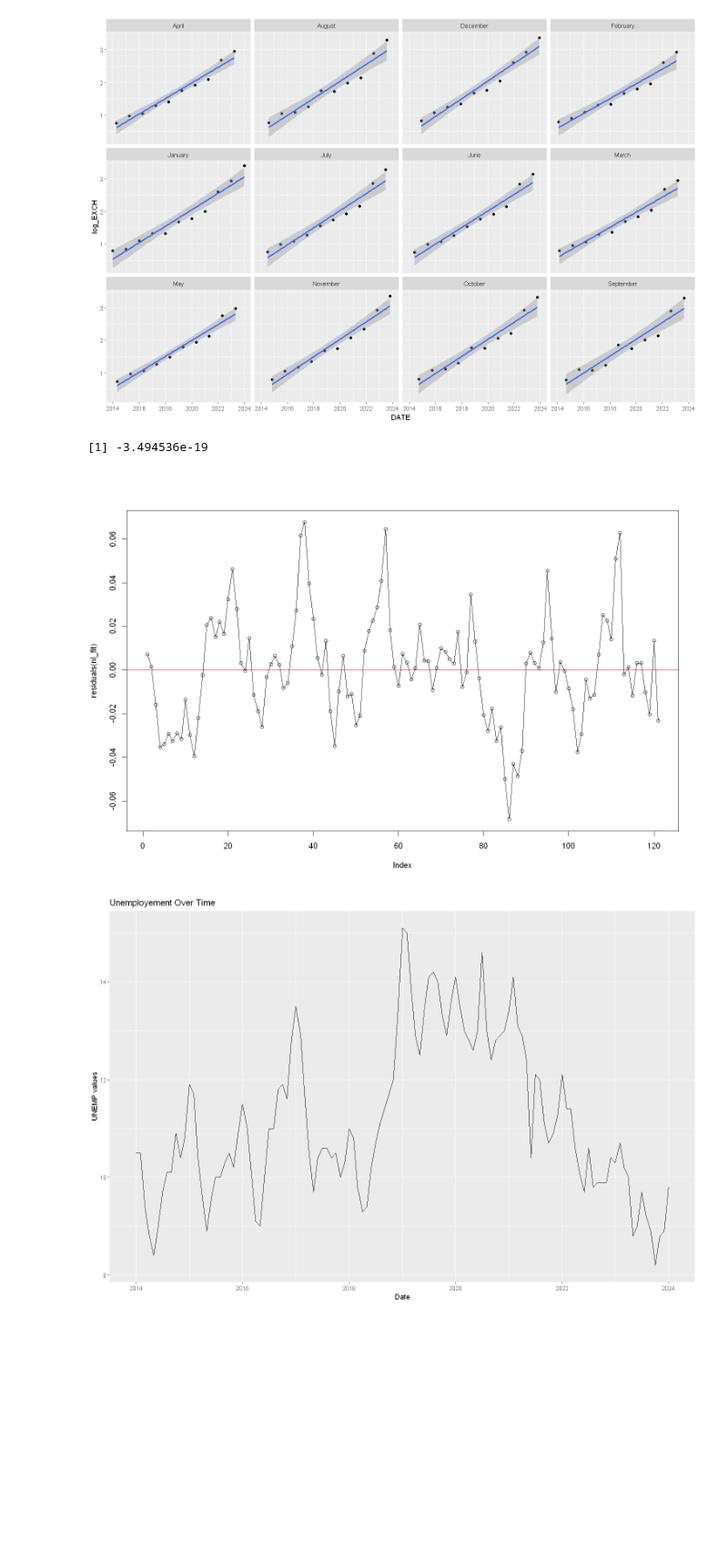
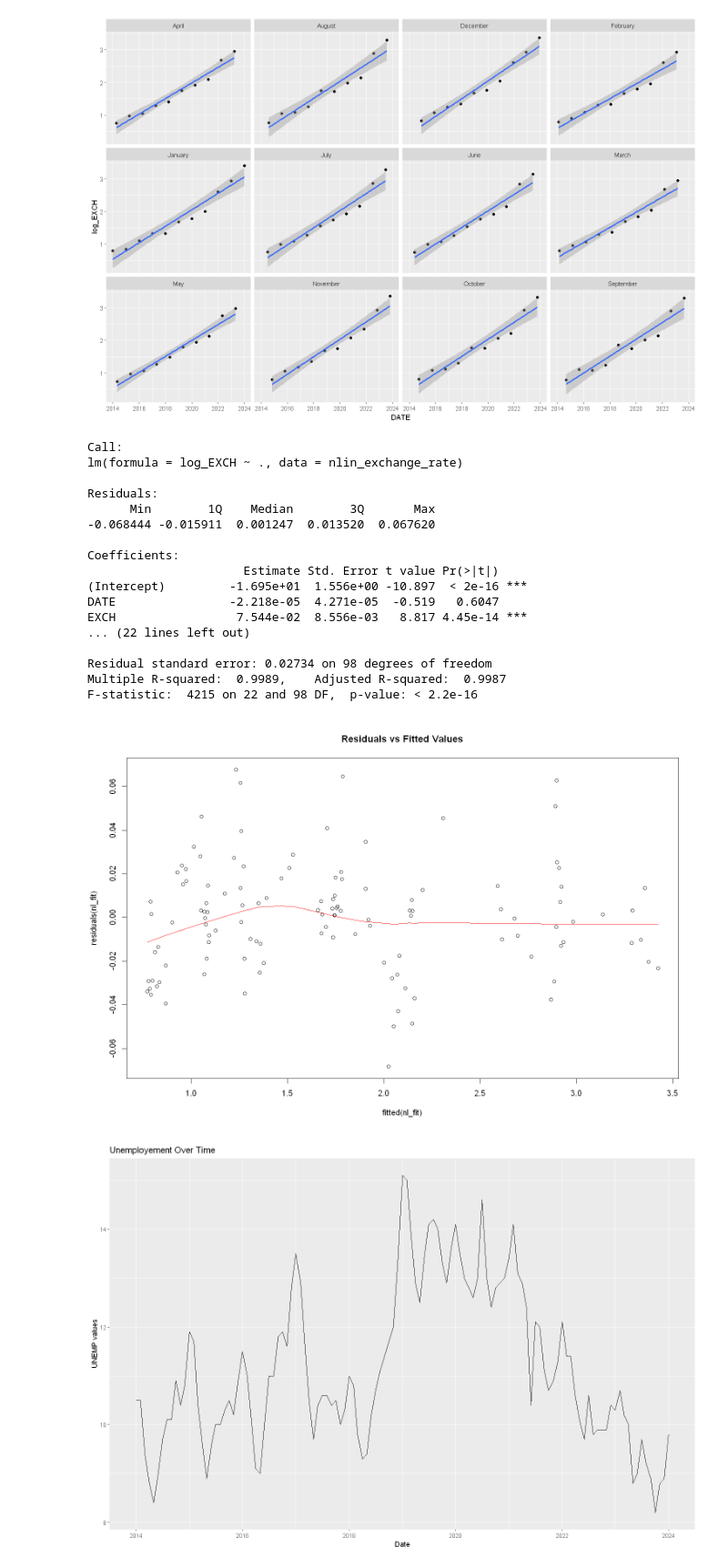
Before and after one commit to BU-IE-360/spring24-kayrasenerr, a Jupyter notebook: rtest.ipynb, the cells around one changed output. Shown at 91% size. Cells and saved outputs as stored; diff of their text form; code cells hidden in the pictures; blank space fills up the shorter version.

```diff
--- a/rtest.ipynb
+++ b/rtest.ipynb
@@ -224,13 +224,29 @@ ggplot(nlin_exchange_rate,aes(x=DATE,y=log_EXCH)) +    #Checking for any irregul
 `geom_smooth()` using formula = 'y ~ x'
 [figure]
 [figure]
-# %%
-plot(residuals(nl_fit), type="o")
-abline(h = mean(residuals(nl_fit)), col = "red")
-mean(residuals(nl_fit))
-# %% [output]
-[1] -3.494536e-19
-[figure, removed]
+# %%
+summary(nl_fit)
+plot(residuals(nl_fit) ~ fitted(nl_fit), main = "Residuals vs Fitted Values")
+lines(lowess(fitted(nl_fit), residuals(nl_fit)), col = "red")
+# %% [output]
+Call:
+lm(formula = log_EXCH ~ ., data = nlin_exchange_rate)
+
+Residuals:
+      Min        1Q    Median        3Q       Max
+-0.068444 -0.015911  0.001247  0.013520  0.067620
+
+Coefficients:
+                      Estimate Std. Error t value Pr(>|t|)
+(Intercept)         -1.695e+01  1.556e+00 -10.897  < 2e-16 ***
+DATE                -2.218e-05  4.271e-05  -0.519   0.6047
+EXCH                 7.544e-02  8.556e-03   8.817 4.45e-14 ***
+... (22 lines left out)
+
+Residual standard error: 0.02734 on 98 degrees of freedom
+Multiple R-squared:  0.9989,    Adjusted R-squared:  0.9987
+F-statistic:  4215 on 22 and 98 DF,  p-value: < 2.2e-16
+[figure, added]
 # %%
 unemployement=read.xlsx(data_path,sheet='data_UNEMP') #Reading the data
 unemployement$DATE <- as.Date(unemployement$DATE, format = "%Y-%m-%d")
```
